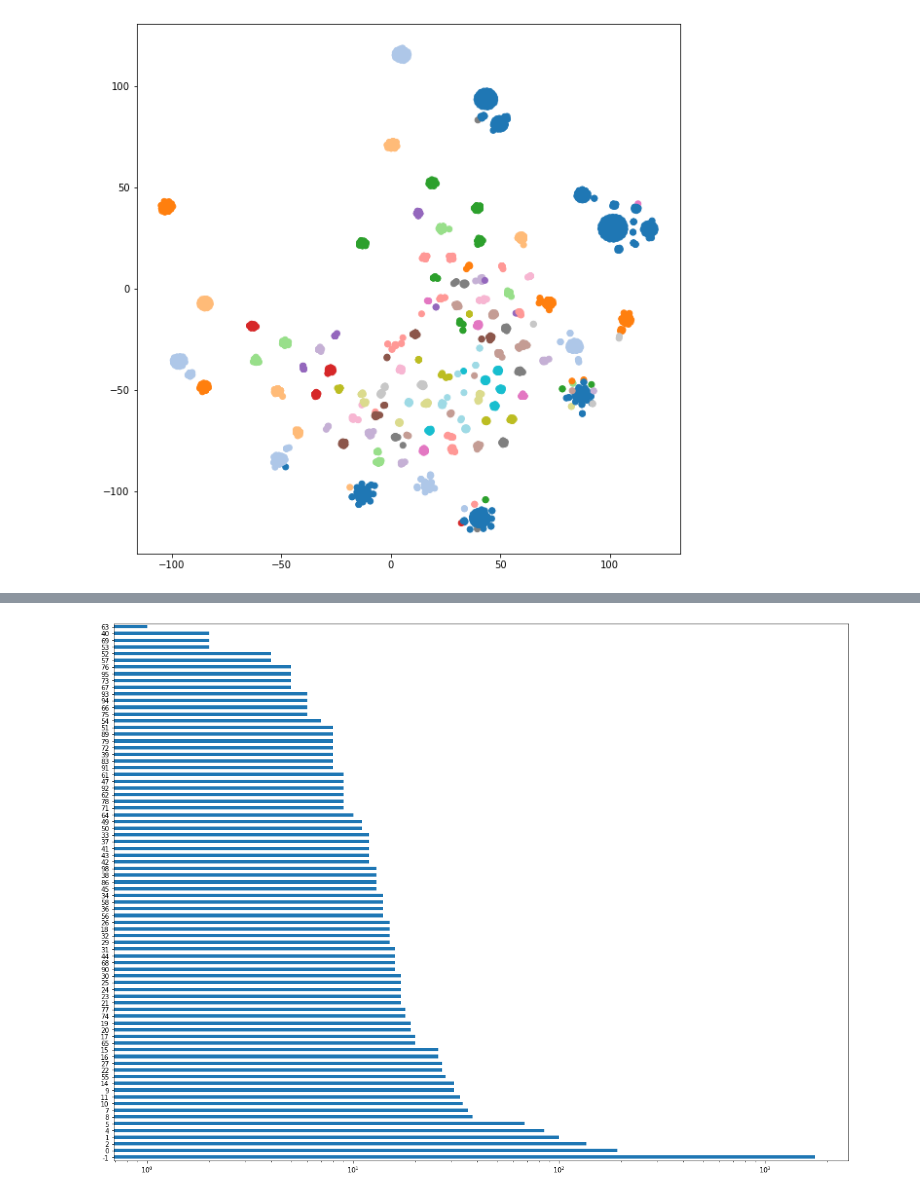
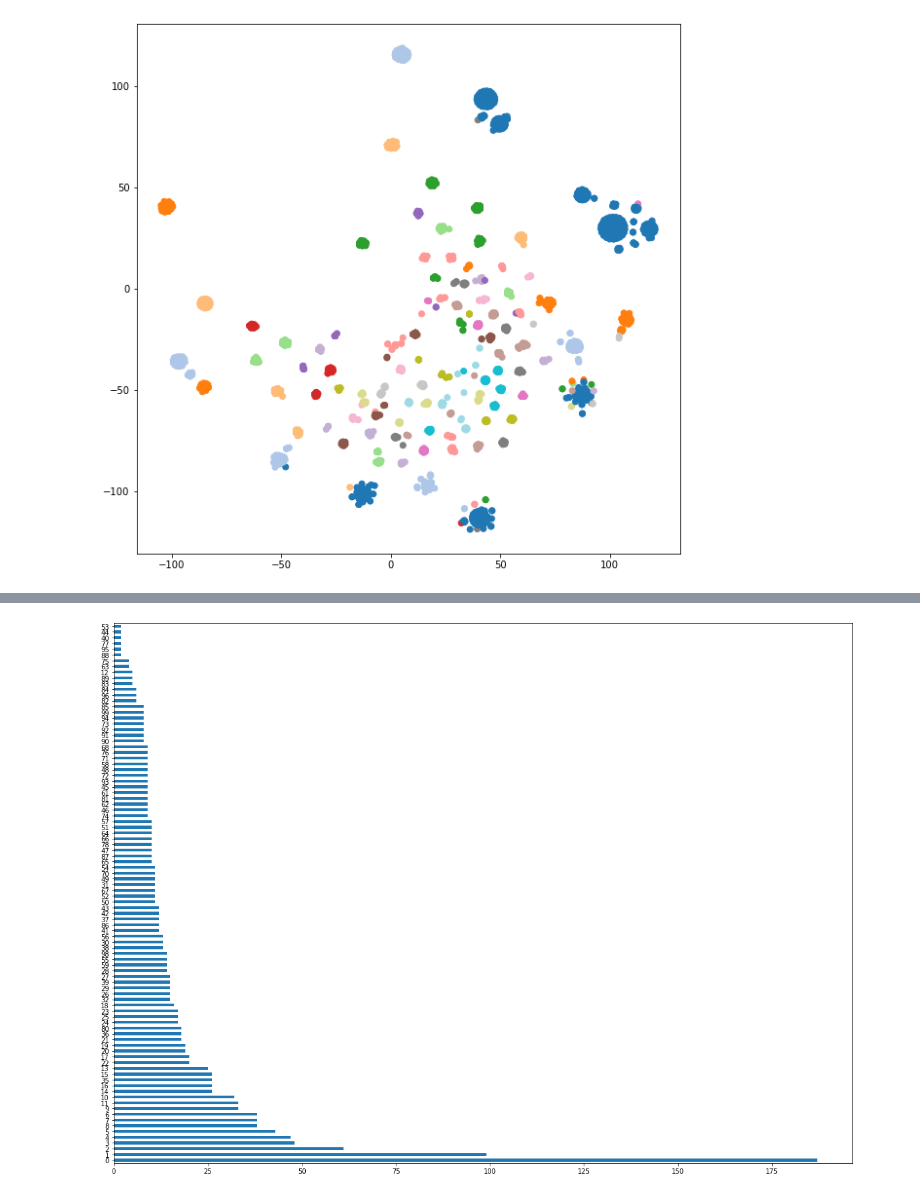
Before and after one commit to cosmohawk/summer_project_2020, a Jupyter notebook: notebooks/id_topics_from_journo_tweets.ipynb, the cells around one changed output, grey strips where cells are left out. Drawn from its saved outputs; the diff is of its cells as text; code cells hidden in the pictures.

```diff
--- a/notebooks/id_topics_from_journo_tweets.ipynb
+++ b/notebooks/id_topics_from_journo_tweets.ipynb
@@ -166,7 +166,7 @@ labelled_data
 3364 rows × 7 columns
 # %%
 viz = labelled_data.dropna()
-viz['labels'] = viz['labels'].astype(str)
+viz['labels'] = viz['labels'].astype(int).astype(str)
 viz
 # %% [output]
 A value is trying to be set on a copy of a slice from a DataFrame.
@@ -319,8 +204,8 @@ Name: text, Length: 80, dtype: object
 # %%
-labelled_data['main_label'].value_counts().plot.barh()
+viz['labels'].value_counts().plot.barh()
 fig = plt.gcf()
 fig.set_size_inches(20,15)
-plt.xscale('log')
+#plt.xscale('log')
 plt.show()
 # %% [output]
-[figure, old version]
+[figure, new version]
```
Also changed, not shown: parts of 11 cells of this notebook.
